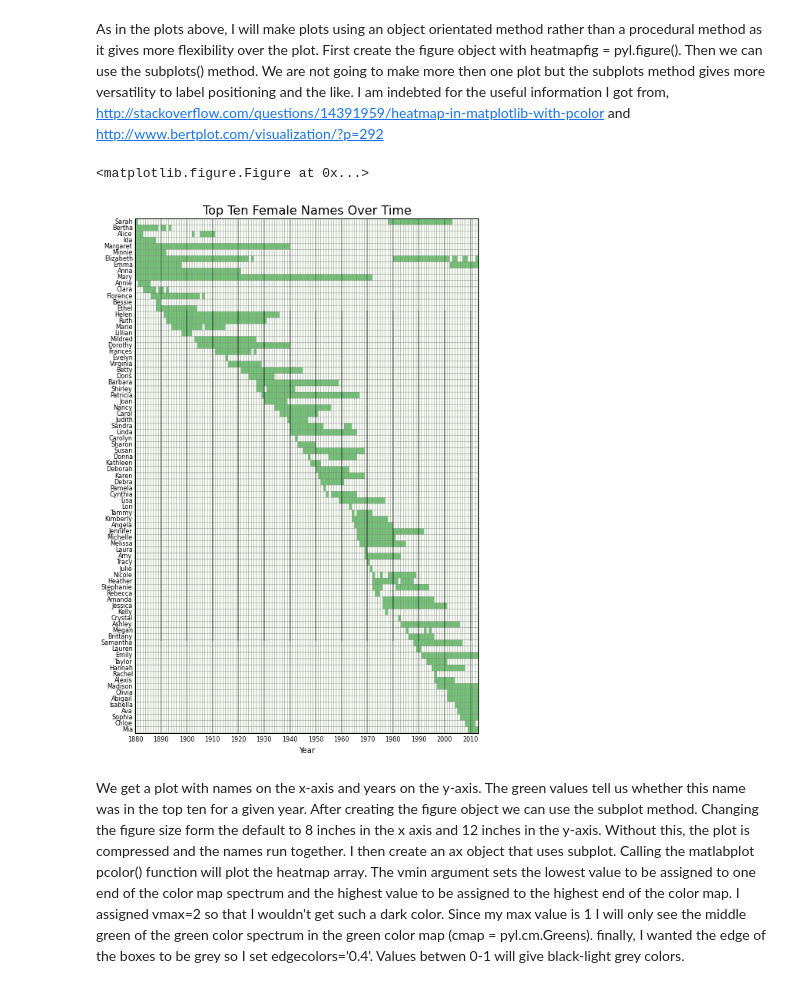
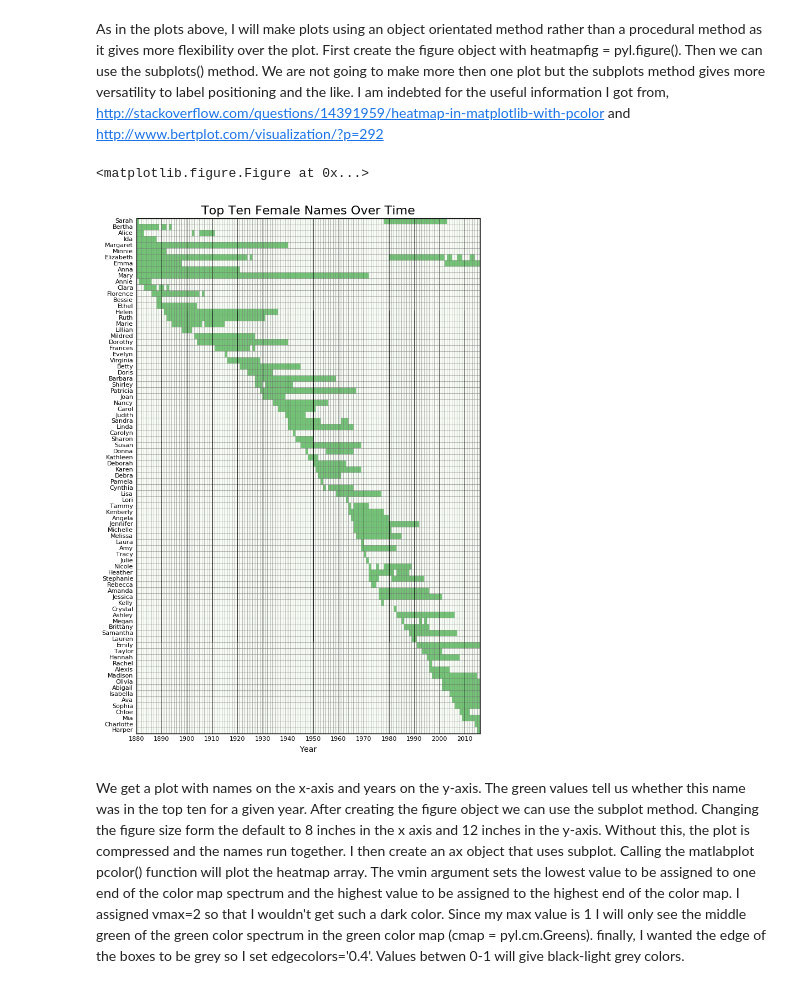
Before and after one commit to A-Yarrow/baby_names_git_repo, a Jupyter notebook: babynamesf.ipynb, the cells around one changed output. Drawn from its saved outputs; the diff is of its cells as text; code cells hidden in the pictures.

Commit message:
finished female baby names to 2016

```diff
--- a/babynamesf.ipynb
+++ b/babynamesf.ipynb
@@ -105,7 +83,7 @@ This is nice but because each dictionary is written over we are left only with t
 file_open = open('top10-f.csv', 'wb')
 file_out = csv.writer(file_open)
 for file in file_list:
-    data_df = pd.read_csv(file, names=['name', 'sex', 'counts'])
+    data_df = pd.read_csv('data/'+file, names=['name', 'sex', 'counts'])
     data_df_f = data_df.ix[data_df.sex == 'F']
     data_df_f_index = data_df_f.set_index('name')
     data_df_dict = data_df_f_index['counts'].to_dict()
@@ -181,7 +157,7 @@ for i, j in enumerate(name_list):
     pyl.title('top 10 female name vs. time for %s' %(j))
     pyl.xlabel('Year')
     pyl.ylabel('Name Frequency')
-    pyl.axis([1880, 2013, 0, max(name_count_int)+1000])
+    pyl.axis([1880, 2015, 0, max(name_count_int)+1000])
     pyl.plot(year, name_count, 'ro')
 
 file_in2.close()
@@ -282,0 +259,19 @@ One thing to keep in mind is that unlike a list, an array has to be all of the s
+# %%
+file_in3 = open('top10-f.csv', 'r')
+name_count_heatmap = []
+for i, j in enumerate(name_list):
+    file_in3.seek(0,0)
+    name_count = []
+    for row in file_in3:
+        row = row.replace('"', '').strip('\n').strip().split(',')
+        if name_list[i] in row:
+            name_index = row.index(name_list[i])
+            name_count.append(int(row[name_index - 1]))
+        elif name_list[i] not in row:
+            name_count.append('NaN')
+    name_count_heatmap.append(name_count)
+    name_count_int = []
+    for count in name_count:
+        if count != 'NaN':
+            name_count_int.append(int(count))
+file_in3.close()
@@ -282,0 +299,9 @@ One thing to keep in mind is that unlike a list, an array has to be all of the s
+# %%
+for element in name_count_heatmap:
+    for i in element:
+        index = element.index(i)
+        if i == 'NaN':
+            element[index] = 0
+        elif element[index] > 1:
+            element[index] = 1
+print name_count_heatmap[0:2]
@@ -322,25 +353,25 @@ As in the plots above, I will make plots using an object orientated method rathe
 # %%
 heatmapfig = pyl.figure()
 heatmapfig, ax = pyl.subplots(figsize = (8, 12))
 ax.pcolor(array_name_count_heatmap, vmin = 0, vmax = 2, \
 cmap = pyl.cm.Greens, edgecolors='0.4')
 ax.set_xticks(pyl.array(ticks))
 ax.set_yticks(pyl.array(range(len(rows)*5))+0.5)
 ax.set_xticklabels(columns, minor=False, fontsize = '8')
 ax.set_yticklabels(rows, minor=False, fontsize = '8')
 ax.set_xlabel('Year')
 ax.yaxis.set_ticks_position('none')
-ax.axis([min(ticks), (max(ticks)+3), 0, len(rows)])
+ax.axis([min(ticks), (max(ticks)+6), 0, len(rows)])
 ax.tick_params('x', length=550, width=0.4, which='major')
 ax.set_title('Top Ten Female Names Over Time', fontsize = '15')
 text = ax.title
-font = matplotlib.font_manager.FontProperties(family='sans-serif',\
+font = plt.font_manager.FontProperties(family='sans-serif',\
 size = 16)
 text.set_font_properties(font)
 ax.invert_yaxis()
 pyl.savefig('female_names.png', dpi = 400, bbox_inces='tight')
 # %% [output]
 <matplotlib.figure.Figure at 0x...>
-[figure, old version]
+[figure, new version]
 # %% [markdown]
 We get a plot with names on the x-axis and years on the y-axis. The green values tell us whether this name was in the top ten for a given year. After creating the figure object we can use the subplot method. Changing the figure size form the default to 8 inches in the x axis and 12 inches in the y-axis. Without this, the plot is compressed and the names run together. I then create an ax object that uses subplot. Calling the matlabplot pcolor() function will plot the heatmap array. The vmin argument sets the lowest value to be assigned to one end of the color map spectrum and the highest value to be assigned to the highest end of the color map. I assigned vmax=2 so that I wouldn't get such a dark color. Since my max value is 1 I will only see the middle green of the green color spectrum in the green color map (cmap = pyl.cm.Greens). finally, I wanted the edge of the boxes to be grey so I set edgecolors='0.4'. Values betwen 0-1 will give black-light grey colors.
```
Also changed, not shown: parts of 37 cells of this notebook.
